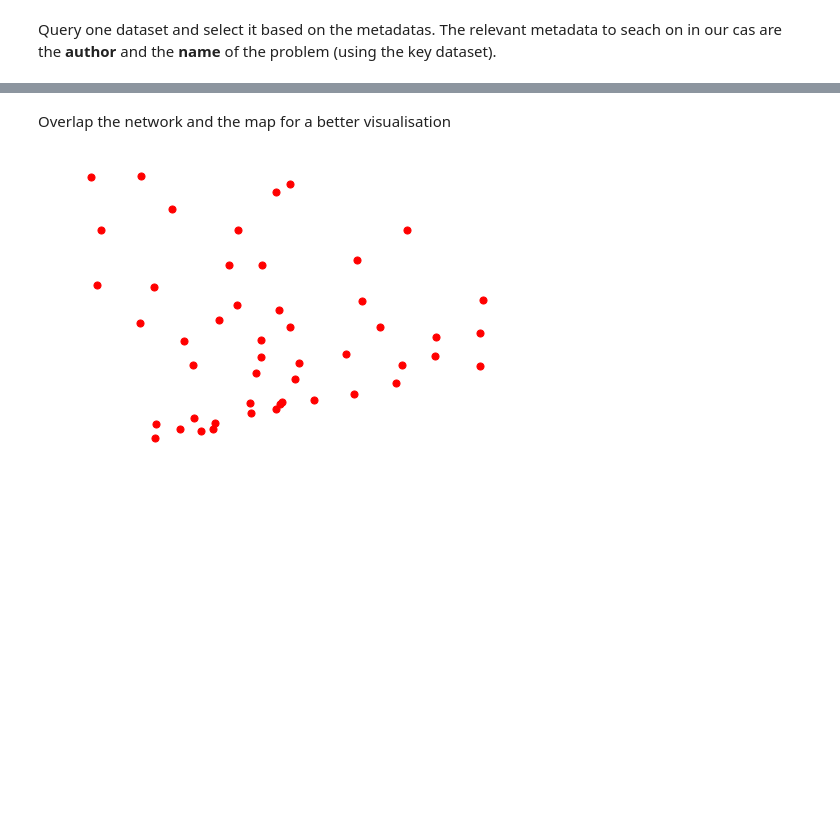
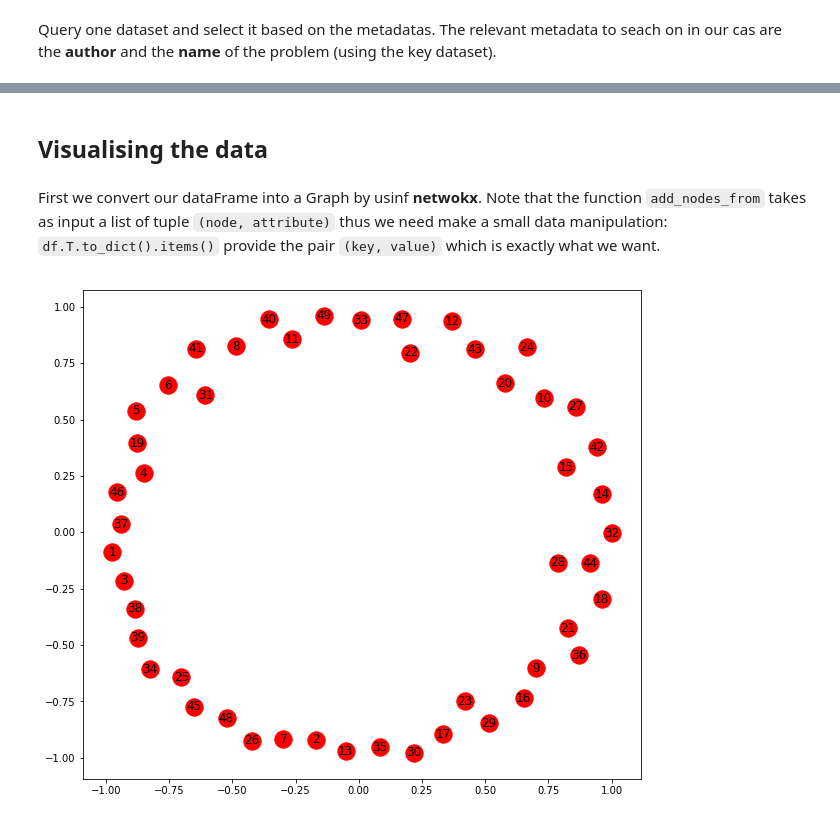
Before and after one commit to xNok/OR_NETWORK-AND-DISCRETE-LOCATION, a Jupyter notebook: POC-Represent datasets.ipynb, the cells around one changed output, grey strips where cells are left out. Drawn from its saved outputs; the diff is of its cells as text; code cells hidden in the pictures; blank space fills up the shorter version.

Commit message:
feat: base netwokx

```diff
--- a/POC-Represent datasets.ipynb
+++ b/POC-Represent datasets.ipynb
@@ -34,12 +36,10 @@ problems = client[topic]["datasets"] # client.[db name].[collection name]
 # %% [markdown]
 Query one dataset and select it based on the metadatas. The relevant metadata to seach on in our cas are the **author** and the **name** of the problem (using the key dataset).
 # %%
-# fetch all problems, return an iterator
+# fetch the first problem matching our search criteras
 q = {
-  'metadata': {
-    'author': "Mark S. Daskin",
-    'dataset':"49-nodes"
-  }
+    "metadata.author": "Mark S. Daskin",
+    "metadata.dataset": "49-nodes"
 } # query select the desired intances
 f = {} # filter | select the desired fields
 record = problems.find_one(q)
@@ -82,8 +60,13 @@ for index, row in df.iterrows():
-# %% [markdown]
-Overlap the network and the map for a better visualisation
-# %%
-
-
-nx.draw(G, nx.get_node_attributes(G,'pos'), node_size=50)
-# %% [output]
-[figure, removed]
+# %% [markdown]
+## Visualising the data
+# %% [markdown]
+First we convert our dataFrame into a Graph by usinf **netwokx**. Note that the function `add_nodes_from` takes as input a list of tuple `(node, attribute)` thus we need make a small data manipulation: `df.T.to_dict().items()` provide the pair `(key, value)` which is exactly what we want.
+# %%
+G = nx.Graph()
+G.add_nodes_from(df.T.to_dict().items())
+# %%
+plt.figure(figsize = (10,9))
+nx.draw_networkx(G)
+plt.show()
+# %% [output]
+[figure, added]
```
Also changed, not shown: parts of 8 cells of this notebook.
